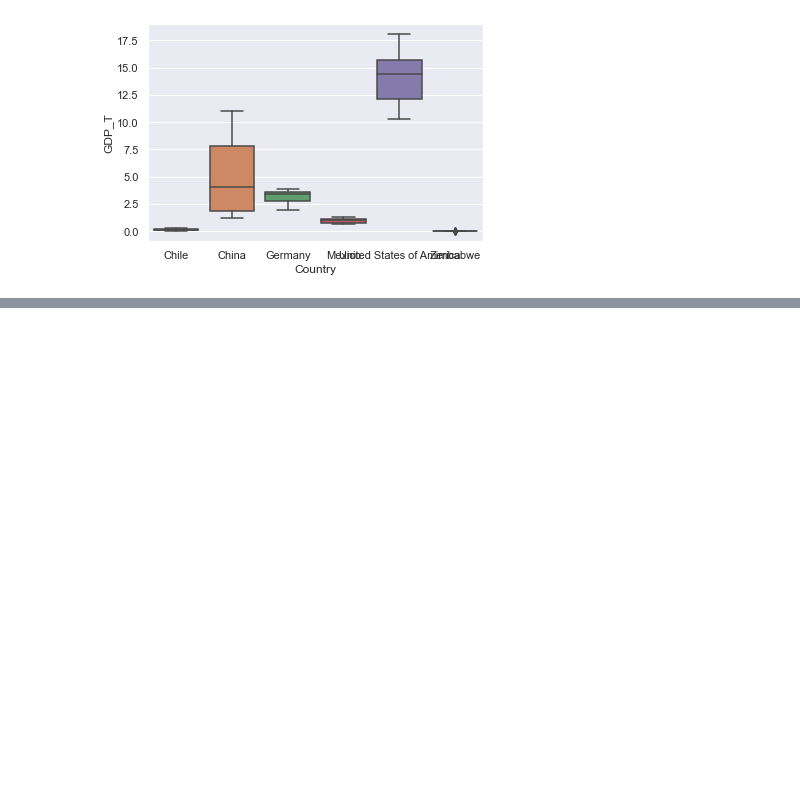
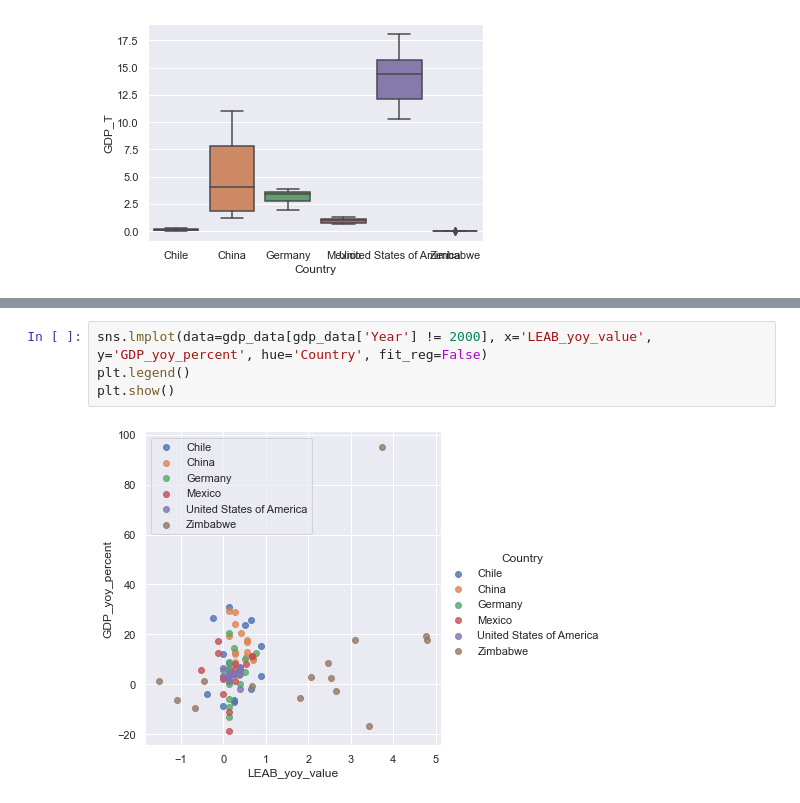
Before and after one commit to tiramisubunny/life_expectancy_gdp_group_project, a Jupyter notebook: life_expectancy_gdp.ipynb, the cells around one changed output, grey strips where cells are left out. Saved outputs shown, nothing was run; the diff lists cells and outputs as text; blank space fills up the shorter version.

```diff
--- a/life_expectancy_gdp.ipynb
+++ b/life_expectancy_gdp.ipynb
@@ -284,0 +346,6 @@ plt.show()
+# %%
+sns.lmplot(data=gdp_data[gdp_data['Year'] != 2000], x='LEAB_yoy_value', y='GDP_yoy_percent', hue='Country', fit_reg=False)
+plt.legend()
+plt.show()
+# %% [output]
+[figure, added]
```
Also changed, not shown: parts of 6 cells of this notebook.
